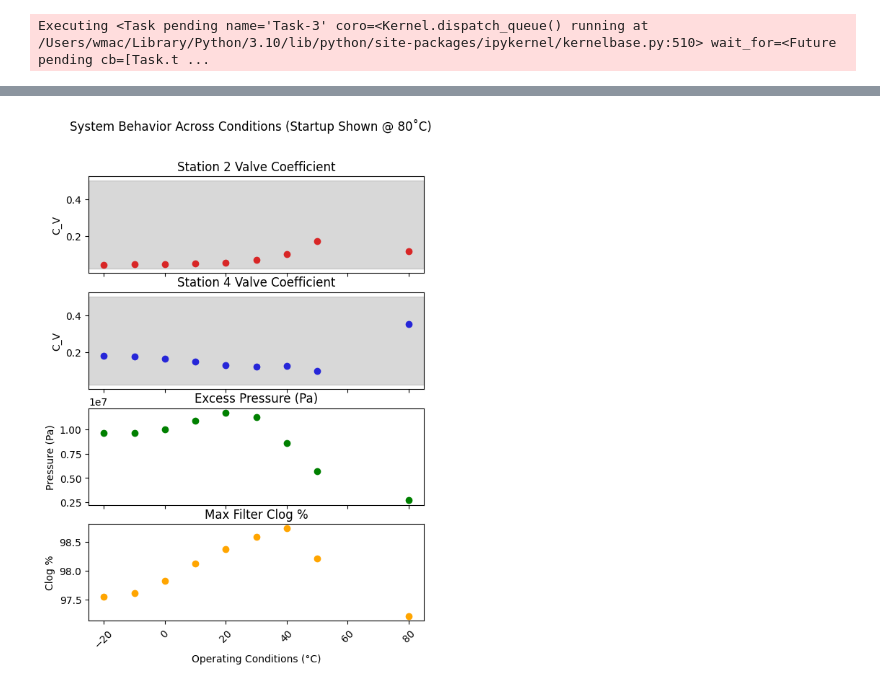
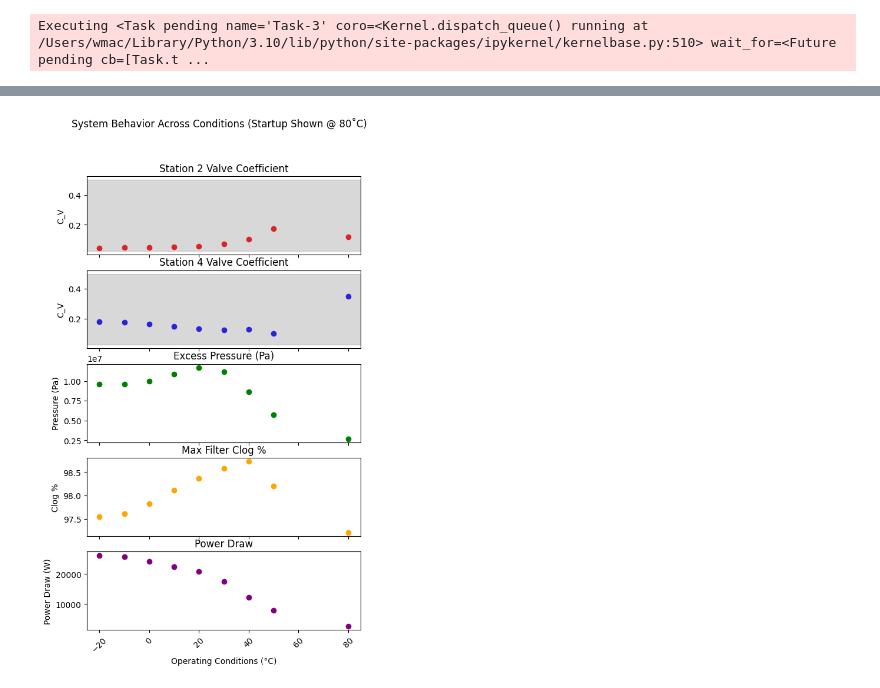
Before and after one commit to Willmac16/DFTS-Team-Seven, a Jupyter notebook: Project1.ipynb, the cells around one changed output, grey strips where cells are left out. Cells and saved outputs as stored; diff of their text form; code cells hidden in the pictures.

Commit message:
Power Draw Calcs

```diff
--- a/Project1.ipynb
+++ b/Project1.ipynb
@@ -441,9 +421,9 @@ def test_setup(sources, sink, cond_row):
     C_V_left, t_three_left, rho_three_left = valve_calc(h_left, p_post_left, m_dot_left, P_ent)
     C_V_right, t_three_right, rho_three_right = valve_calc(h_right, p_post_right, m_dot_right, P_ent)
   except ValueError:
-    return False, "Valve Prop", (C_V_left, C_V_right, P_excess, A_ratio)
+    return False, "Valve Prop", (C_V_left, C_V_right, P_excess, A_ratio, m_dot_left)
 
-  return True, "", (C_V_left, C_V_right, P_excess, A_ratio)
+  return True, "", (C_V_left, C_V_right, P_excess, A_ratio, m_dot_left)
 
 test_setup((2, 4), 1, cond_row)
 # %% [output]
@@ -523,19 +531,24 @@ startup = "Startup"
 results = []
 stations = []
 
-it = "{0} {1} -> {2} @ {3}: [{4[2][0]:.4e}, {4[2][1]:.4e}] w/ {4[2][2]:.4e} Pa and {4[2][3]:.3f}% clogged"
+it = "{0} {1} -> {2} @ {3}: [{4[2][0]:.4e}, {4[2][1]:.4e}] w/ {4[2][2]:.4e} Pa and {4[2][3]:.3f}% clogged. Taking {5:.4e} w."
 
 for row_ind, cond_row in operating_conditions.iterrows():
   result = test_setup([left, right], sink, cond_row)
-  print(it.format(left, right, sink_sets[sink], station.format(cond_row['Ambient condition (°C)']), result))
+  power_loss = power_draw(result[2][4], cond_row)
 
-  results.append(result[2])
+
+  print(it.format(left, right, sink_sets[sink], station.format(cond_row['Ambient condition (°C)']), result, power_loss))
+
+  results.append(result[2] + (power_loss,))
   stations.append(cond_row['Ambient condition (°C)'])
 
 cond_row = startup_conditions.iloc[0]
 result = test_setup([left, right], sink, cond_row)
-print(it.format(left, right, sink_sets[sink], startup, result))
+power_loss = power_draw(result[2][4], cond_row)
 
-results.append(result[2])
+print(it.format(left, right, sink_sets[sink], startup, result, power_loss))
+
+results.append(result[2] + (power_loss,))
 stations.append(80)
 # %% [output]
@@ -554,28 +567,33 @@ Executing <Task pending name='Task-3' coro=<Kernel.dispatch_queue() running at /
 valve_props = [result[0] for result in results]
 valve_props_two = [result[1] for result in results]
 excess_pressure = [result[2] for result in results]
-filter_clog_percentage = [result[3] for result in results]  # Add this line
+filter_clog_percentage = [result[3] for result in results]
+power_draw = [result[5] for result in results]
 
 # Plot the results
-fig, (ax1, ax2, ax3, ax4) = plt.subplots(4, 1, sharex=True, figsize=(6, 8))  # Modify the number of subplots
-ax1.scatter(stations, valve_props, color='red')  # Change the color to red
+fig, (ax1, ax2, ax3, ax4, ax5) = plt.subplots(5, 1, sharex=True, figsize=(6, 10))
+ax1.scatter(stations, valve_props, color='red')
 ax1.set_title('Station 2 Valve Coefficient')
 ax1.set_ylabel('C_V')
 ax1.axhspan(0.025, 0.500, color='gray', alpha=0.3)
 
-ax2.scatter(stations, valve_props_two, color='blue')  # Change the color to blue
+ax2.scatter(stations, valve_props_two, color='blue')
 ax2.set_title('Station 4 Valve Coefficient')
 ax2.set_ylabel('C_V')
 ax2.axhspan(0.025, 0.500, color='gray', alpha=0.3)
 
-ax3.scatter(stations, excess_pressure, color='green')  # Change the color to green
+ax3.scatter(stations, excess_pressure, color='green')
 ax3.set_title('Excess Pressure (Pa)')
 ax3.set_ylabel('Pressure (Pa)')
 
-ax4.scatter(stations, filter_clog_percentage, color='orange')  # Change the color to orange
-ax4.set_xlabel('Operating Conditions (°C)')
+ax4.scatter(stations, filter_clog_percentage, color='orange')
 ax4.set_ylabel('Clog %')
-ax4.set_title('Max Filter Clog %')  # Add this line
+ax4.set_title('Max Filter Clog %')
+
+ax5.scatter(stations, power_draw, color='purple')
+ax5.set_xlabel('Operating Conditions (°C)')
+ax5.set_ylabel('Power Draw (W)')
+ax5.set_title('Power Draw')
 
 plt.suptitle('System Behavior Across Conditions (Startup Shown @ 80˚C)')
 plt.xticks(rotation=45)
@@ -584 +603 @@ plt.show()
-[figure, old version]
+[figure, new version]
```
Also changed, not shown: parts of 6 cells of this notebook.
